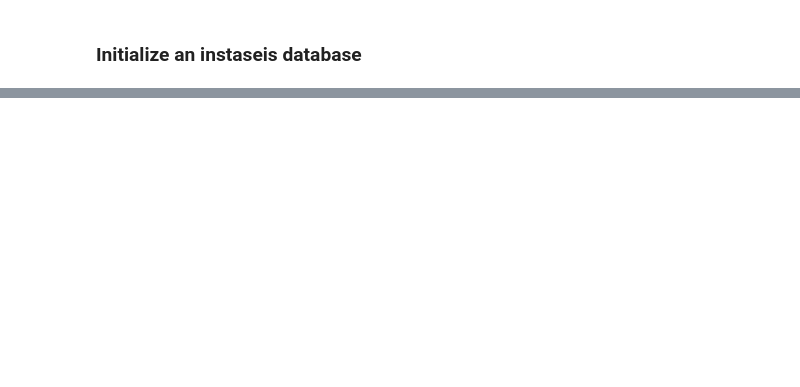
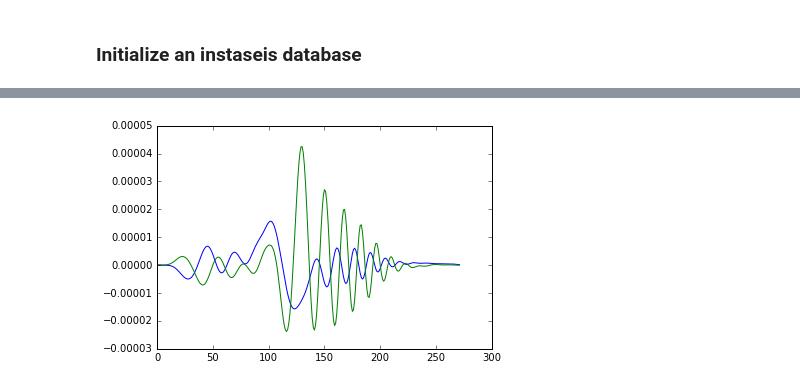
Before and after one commit to romaguir/mcmcmt, a Jupyter notebook: example_1.ipynb, the cells around one changed output, grey strips where cells are left out. Drawn from its saved outputs; the diff is of its cells as text; code cells hidden in the pictures; blank space fills up the shorter version.

```diff
--- a/example_1.ipynb
+++ b/example_1.ipynb
@@ -12,0 +347,8 @@ InstaseisError: Failed to connect to remote Instaseis server due to: HTTPConnect
+# %%
+st_best = forward_model(model_avg,receiver)
+st_best = forward_model()
+plt.plot(st_true[2].data)
+plt.plot(st_best[2].data)
+plt.show()
+# %% [output]
+[figure, added]
```
Also changed, not shown: parts of 21 cells of this notebook.
